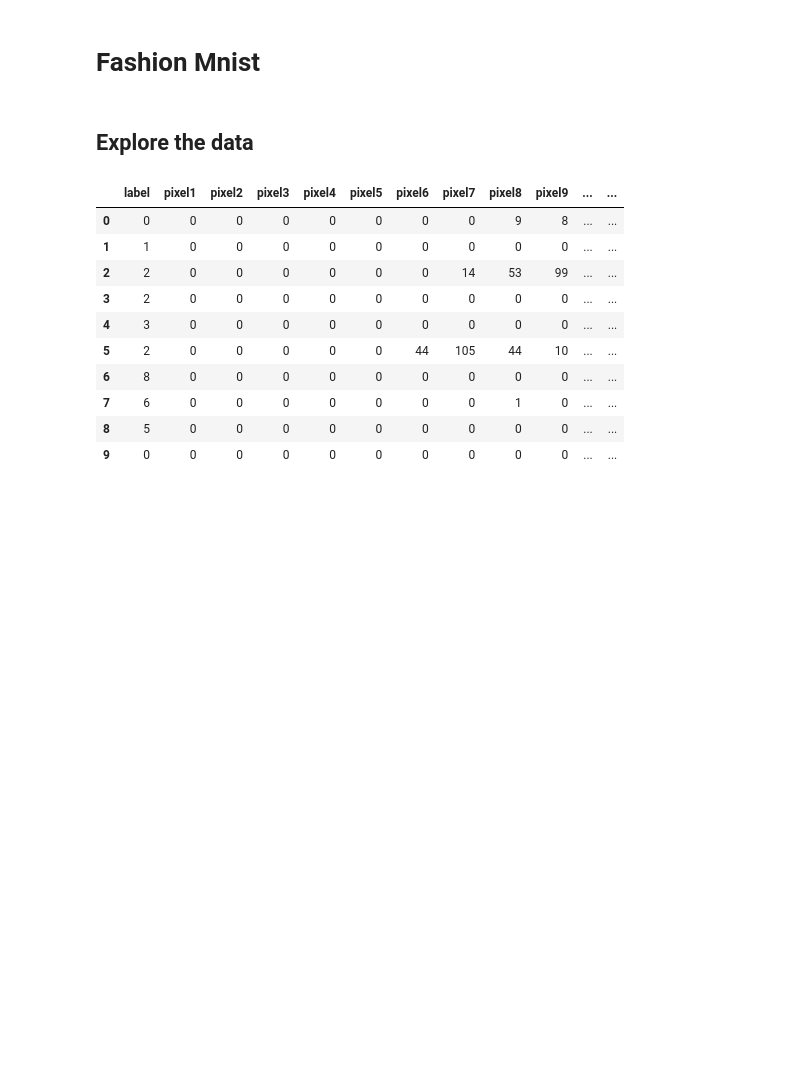
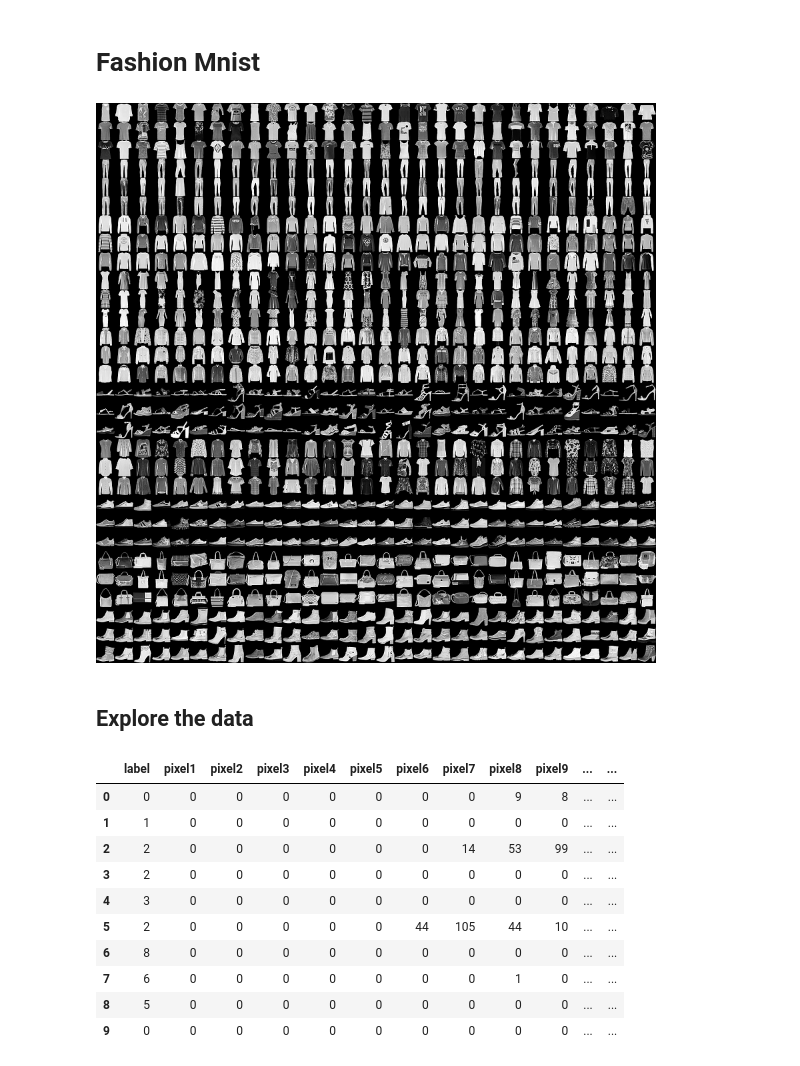
Before and after one commit to idobar1403/FinalProjectYear1, a Jupyter notebook: FashionMnist.ipynb, the cells around one changed output. Saved outputs shown, nothing was run; the diff lists cells and outputs as text; code cells hidden in the pictures; blank space fills up the shorter version.

Commit message:
Changed image

```diff
--- a/FashionMnist.ipynb
+++ b/FashionMnist.ipynb
@@ -1,5 +1,10 @@
 # %% [markdown]
 # Fashion Mnist
+# %%
+from IPython.display import Image
+Image("./fmnist.png")
+# %% [output]
+[figure, added]
 # %%
 import numpy as np
 import pandas as pd
```
